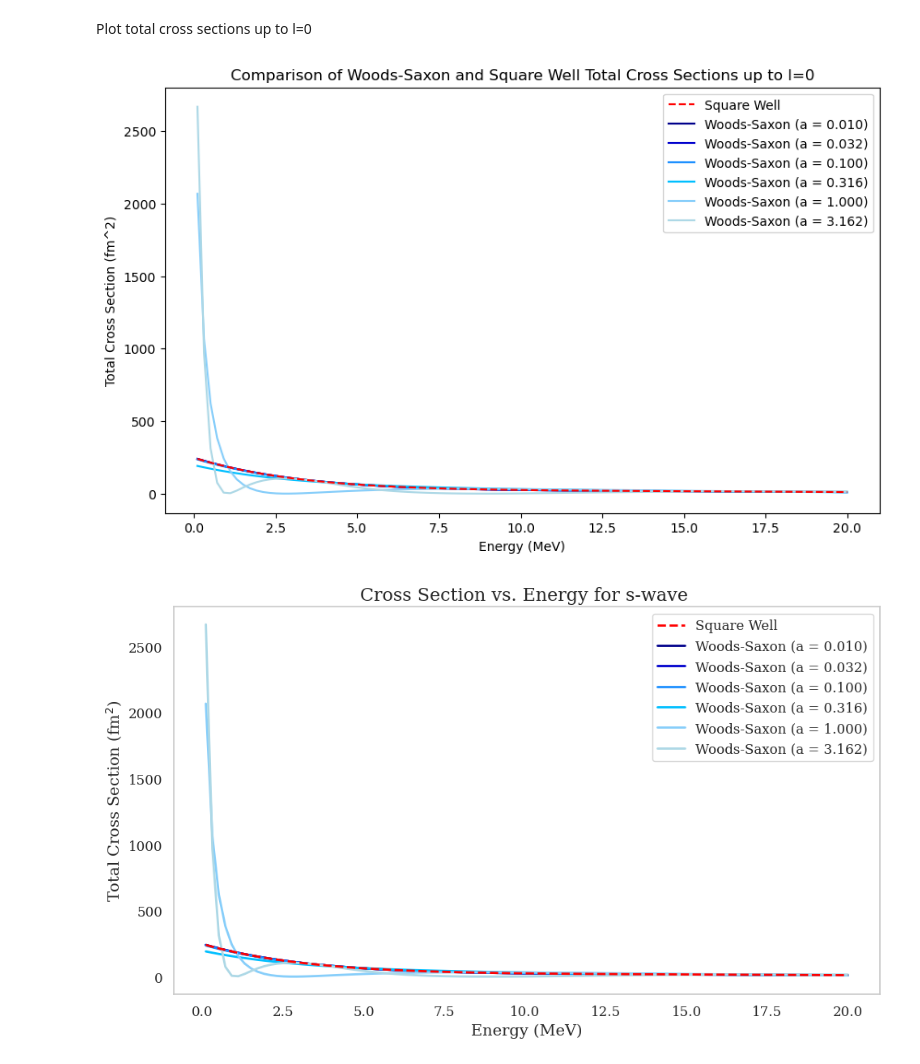
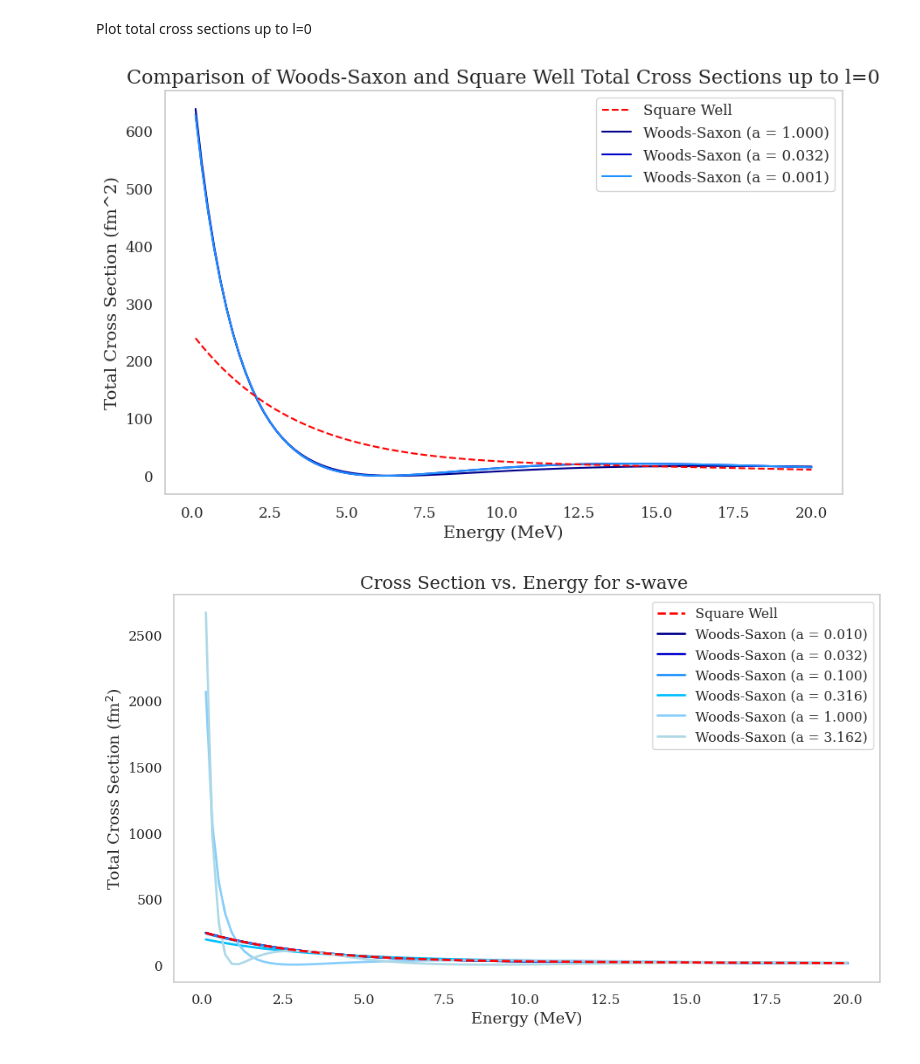
Before and after one commit to LydiaMaz/Scattering-Calculations, a Jupyter notebook: WoodsSaxon_SquareWell.ipynb, the cells around one changed output. Drawn from its saved outputs; the diff is of its cells as text; code cells hidden in the pictures.

```diff
--- a/WoodsSaxon_SquareWell.ipynb
+++ b/WoodsSaxon_SquareWell.ipynb
@@ -61,3 +61,44 @@ plt.tight_layout()
 plt.show()
 # %% [output]
 [figure]
+# %%
+import numpy as np
+import matplotlib.pyplot as plt
+import matplotlib.cm as cm
+import matplotlib.colors as mcolors
+
+# Woods-Saxon potential function
+def woods_saxon_potential(r, a, V0=50, R=6.0):
+    return -V0 / (1 + np.exp((r - R) / a))
+
+# Parameters
+a_values = np.linspace(0.01, 3, 6)
+r_vals = np.linspace(0, 20, 500)
+
+# Set up colormap
+cmap = cm.viridis
+norm = mcolors.Normalize(vmin=a_values.min(), vmax=a_values.max())
+
+# Set up figure and axis
+fig, ax = plt.subplots(figsize=(10, 6))
+
+# Plot each curve with gradient color
+for a in a_values:
+    color = cmap(norm(a))
+    ax.plot(r_vals, woods_saxon_potential(r_vals, a), color=color, linewidth=2)
+
+# Create ScalarMappable and attach colorbar to the current axis
+sm = cm.ScalarMappable(norm=norm, cmap=cmap)
+sm.set_array([])  # Avoids deprecation warnings
+cbar = fig.colorbar(sm, ax=ax, pad=0.02)
+cbar.set_label("Surface Thickness (a)", fontsize=13)
+cbar.ax.tick_params(labelsize=11)
+
+# Plot labels and formatting
+ax.set_xlabel("r (fm)", fontsize=14)
+ax.set_ylabel("V(r) (MeV)", fontsize=14)
+ax.set_title("Woods-Saxon Potential Colored by Surface Thickness", fontsize=16)
+ax.grid(False)
+
+plt.tight_layout()
+plt.show()
@@ -145,28 +188,29 @@ def calculate_total_cross_sections_numerov(E_values, l_max, R, potential, a):
 Plot total cross sections up to l=0
 # %%
 E_values = np.linspace(0.1, 20.0, 100)
-a_values = np.logspace(-2, 0.5, 6)  # a approaching 0 logarithmically
+a_values = np.logspace(np.log10(1), np.log10(0.001), 3)
 l_max = 0
 
 plt.figure(figsize=(10, 6))
 shades = ['#00008B', '#0000CD', '#1E90FF', '#00BFFF', '#87CEFA', '#ADD8E6']
 
 # square well potential
 cross_sections_sw = calculate_total_cross_sections_numerov(E_values, l_max, a_sw, 'sw', a_sw)
 plt.plot(E_values, cross_sections_sw, label="Square Well", color='red', linestyle='--', zorder=5)
 
 # woods-saxon potential
 for a, shade in zip(a_values, shades):
     cross_sections_ws = calculate_total_cross_sections_numerov(E_values, l_max, R, 'ws', a)
     plt.plot(E_values, cross_sections_ws, label=f"Woods-Saxon (a = {a:.3f})", color=shade)
 
+plt.grid(False)
 plt.xlabel("Energy (MeV)")
 plt.ylabel("Total Cross Section (fm^2)")
 plt.title(f"Comparison of Woods-Saxon and Square Well Total Cross Sections up to l={l_max}")
 plt.legend()
 plt.show()
 # %% [output]
-[figure, old version]
+[figure, new version]
 # %%
 E_values = np.linspace(0.1, 20.0, 100)
 a_values = np.logspace(-2, 0.5, 6)  # a approaching 0 logarithmically
```
Also changed, not shown: parts of 3 cells of this notebook, 3 other files.
